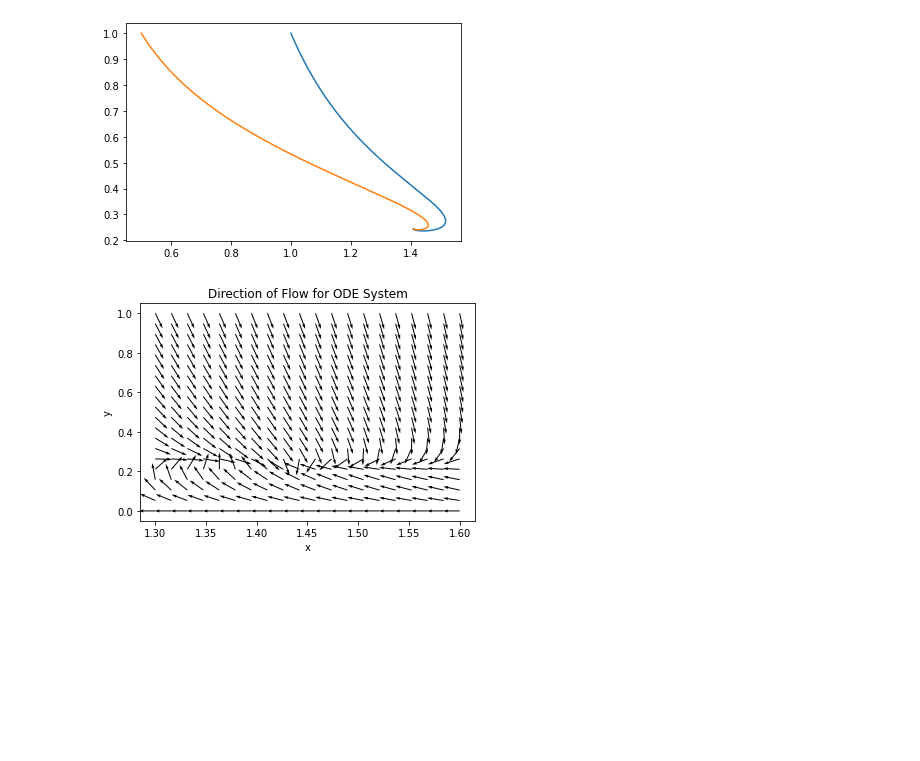
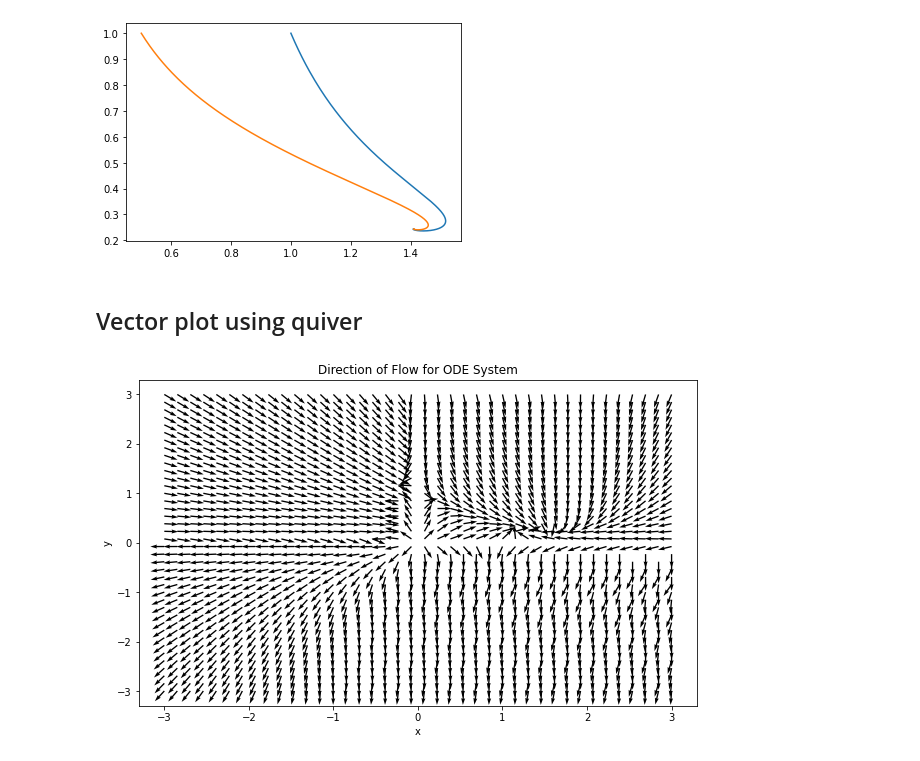
Before and after one commit to aaron-galligan/Case-Study, a Jupyter notebook: MarketCrashes.ipynb, the cells around one changed output. Cells and saved outputs as stored; diff of their text form; code cells hidden in the pictures; blank space fills up the shorter version.

```diff
--- a/MarketCrashes.ipynb
+++ b/MarketCrashes.ipynb
@@ -231,6 +233,8 @@ plt.plot(xt_list[23, 0,:], xt_list[23, 1,:])
 (25, 2, 1001)
 [<matplotlib.lines.Line2D at 0x...>]
 [figure]
+# %% [markdown]
+## Vector plot using quiver
 # %%
 #Function for quiver
 
@@ -247,8 +251,8 @@ def function_for_quiver(x_arr, t):
 
 
 #Create a grid of x and y values
-x = np.linspace(1.3, 1.6, 20)
-y = np.linspace(0, 1, 20)
+x = np.linspace(-3, 3, 40)
+y = np.linspace(-3, 3, 40)
 X, Y = np.meshgrid(x, y)
 
 # Initialize arrays to store the direction vectors
@@ -265,14 +269,14 @@ for i in range(len(x)):
         dy = result[-1, 1] - Y[i, j]
         magnitude = np.sqrt(dx**2 + dy**2)
         if magnitude != 0:
-            U[i, j] = dx / magnitude
-            V[i, j] = dy / magnitude
-
-# Plot the direction vectors
-plt.quiver(X, Y, U, V, scale=20)
-plt.xlabel('x')
-plt.ylabel('y')
-plt.title('Direction of Flow for ODE System')
-plt.show()
+            U[i, j] = dx / (2*magnitude)
+            V[i, j] = dy / (2*magnitude)
-# %% [output]
-[figure, removed]
+# %%
+plt.figure(figsize=(10,6))
+plt.quiver(X, Y, U, V, scale=20)
+plt.xlabel('x')
+plt.ylabel('y')
+plt.title('Direction of Flow for ODE System')
+plt.show()
+# %% [output]
+[figure, added]
```
Also changed, not shown: parts of 8 cells of this notebook, 1 other file.
